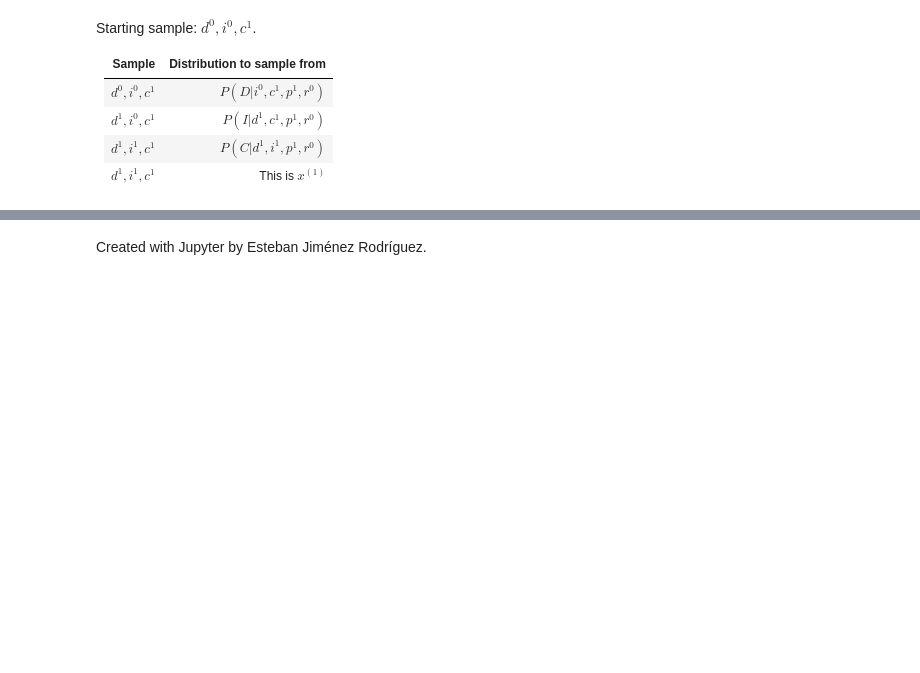
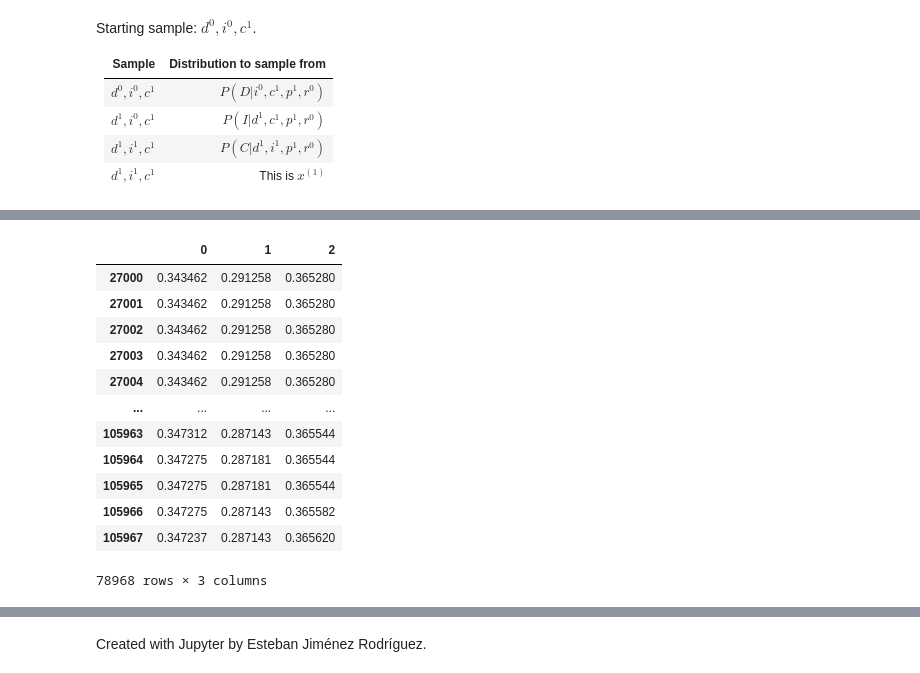
Before and after one commit to AdrianRamosDS/mgpo2021, a Jupyter notebook: Modulo2/Clase8/SamplingMethods.ipynb, the cells around one changed output, grey strips where cells are left out. Cells and saved outputs as stored; diff of their text form; code cells hidden in the pictures; blank space fills up the shorter version.

```diff
--- a/Modulo2/Clase8/SamplingMethods.ipynb
+++ b/Modulo2/Clase8/SamplingMethods.ipynb
@@ -344,2 +562,18 @@ Starting sample: $d^0, i^0, c^1$.
+# %%
+P_C_hat_gibbs.loc[27000:]
+# %% [output]
+|  | 0 | 1 | 2 |
+| 27000 | 0.343462 | 0.291258 | 0.365280 |
+| 27001 | 0.343462 | 0.291258 | 0.365280 |
+| 27002 | 0.343462 | 0.291258 | 0.365280 |
+| 27003 | 0.343462 | 0.291258 | 0.365280 |
+| 27004 | 0.343462 | 0.291258 | 0.365280 |
+| ... | ... | ... | ... |
+| 105963 | 0.347312 | 0.287143 | 0.365544 |
+| 105964 | 0.347275 | 0.287181 | 0.365544 |
+| 105965 | 0.347275 | 0.287181 | 0.365544 |
+| 105966 | 0.347275 | 0.287143 | 0.365582 |
+| 105967 | 0.347237 | 0.287143 | 0.365620 |
+78968 rows × 3 columns
 # %%
 # Plot
```
Also changed, not shown: parts of 60 cells of this notebook, 1 other file.
